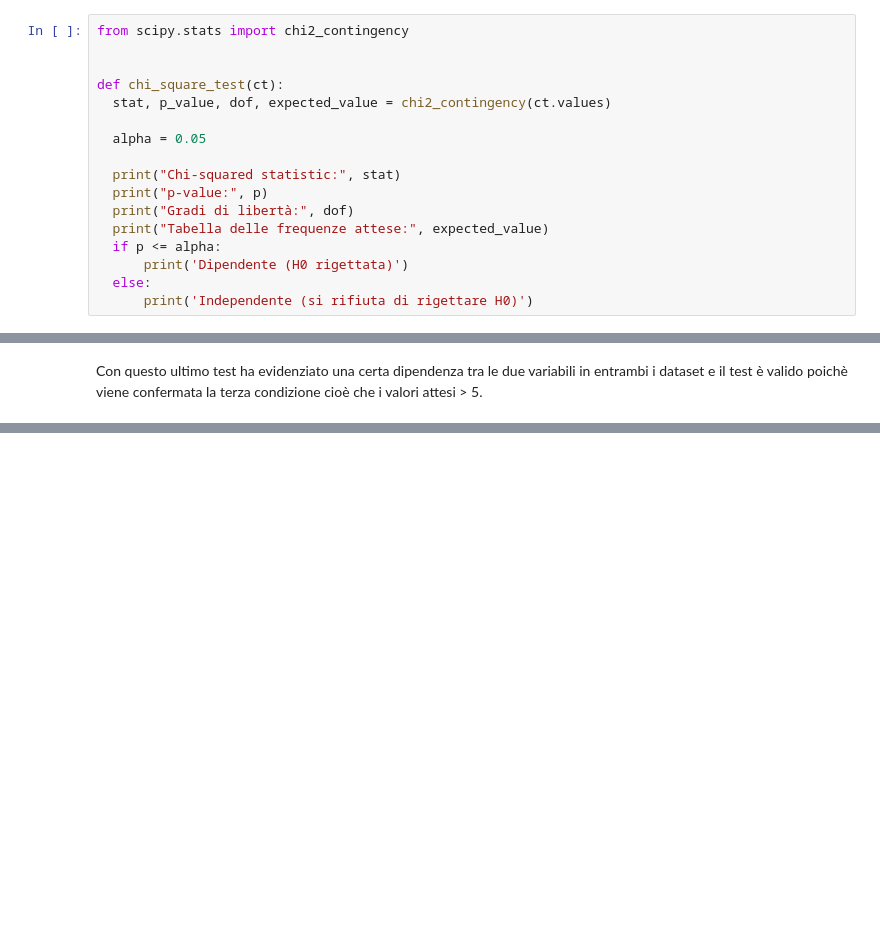
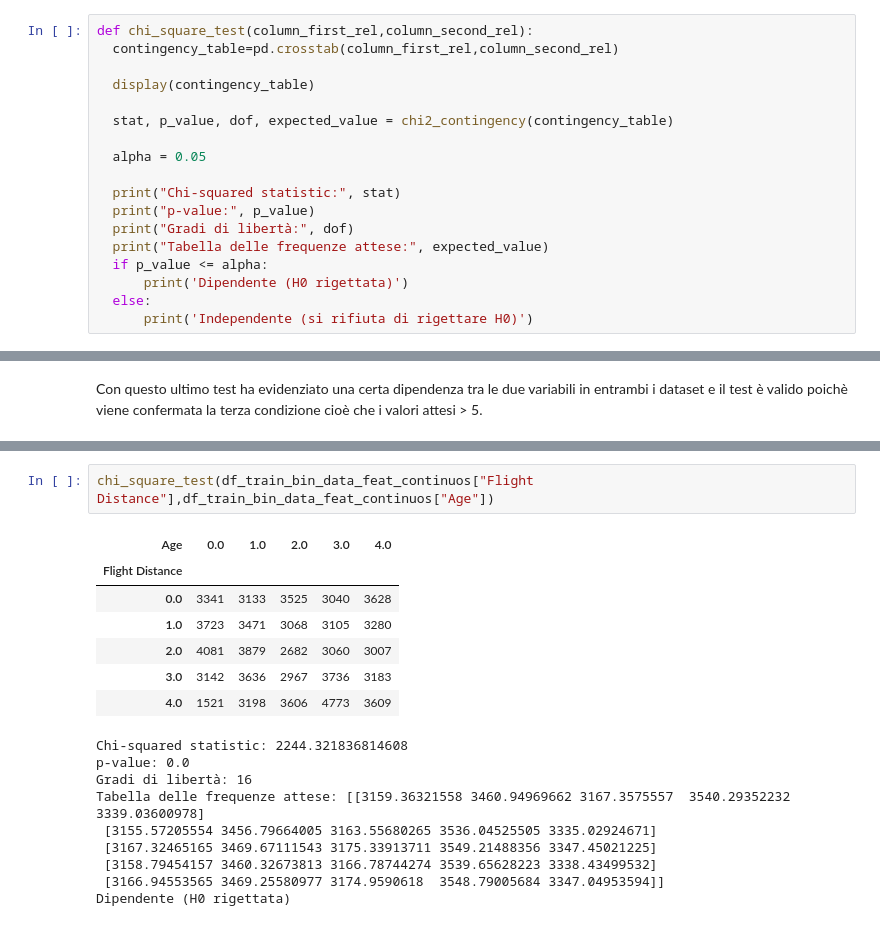
Before and after one commit to mingos25/Data-Science-Project, a Jupyter notebook: ds-project.ipynb, the cells around one changed output, grey strips where cells are left out. Saved outputs shown, nothing was run; the diff lists cells and outputs as text; blank space fills up the shorter version.

```diff
--- a/ds-project.ipynb
+++ b/ds-project.ipynb
@@ -1100,19 +1100,20 @@ Successivamente è necessario determinare l'ipotesi nulla (H0) e alternativa (HA
 È inoltre necessario determinare il valore di α. Di solito è pari a 0,05 (5%). Si utilizzerà il p_value, è un valore che misura la probabilità che un evento si verifichi sotto l'ipotesi nulla. Se p <= alpha, la probabilità di ottenere i dati osservati sotto l'ipotesi nulla è abbastanza bassa da rifiutare l'ipotesi nulla.
 Se p > alpha, la probabilità di ottenere i dati osservati sotto l'ipotesi nulla non è sufficientemente bassa per rifiutare l'ipotesi nulla.
 # %%
-from scipy.stats import chi2_contingency
+def chi_square_test(column_first_rel,column_second_rel):
+  contingency_table=pd.crosstab(column_first_rel,column_second_rel)
 
+  display(contingency_table)
 
-def chi_square_test(ct):
-  stat, p_value, dof, expected_value = chi2_contingency(ct.values)
+  stat, p_value, dof, expected_value = chi2_contingency(contingency_table)
 
   alpha = 0.05
 
   print("Chi-squared statistic:", stat)
-  print("p-value:", p)
+  print("p-value:", p_value)
   print("Gradi di libertà:", dof)
   print("Tabella delle frequenze attese:", expected_value)
-  if p <= alpha:
+  if p_value <= alpha:
       print('Dipendente (H0 rigettata)')
   else:
       print('Independente (si rifiuta di rigettare H0)')
@@ -1188,0 +1316,19 @@ Anche per questa relazione, sembra essere dipendente
+# %%
+chi_square_test(df_train_bin_data_feat_continuos["Flight Distance"],df_train_bin_data_feat_continuos["Age"])
+# %% [output]
+| Age | 0.0 | 1.0 | 2.0 | 3.0 | 4.0 |
+| Flight Distance |  |  |  |  |  |
+| 0.0 | 3341 | 3133 | 3525 | 3040 | 3628 |
+| 1.0 | 3723 | 3471 | 3068 | 3105 | 3280 |
+| 2.0 | 4081 | 3879 | 2682 | 3060 | 3007 |
+| 3.0 | 3142 | 3636 | 2967 | 3736 | 3183 |
+| 4.0 | 1521 | 3198 | 3606 | 4773 | 3609 |
+Chi-squared statistic: 2244.321836814608
+p-value: 0.0
+Gradi di libertà: 16
+Tabella delle frequenze attese: [[3159.36321558 3460.94969662 3167.3575557  3540.29352232 3339.03600978]
+ [3155.57205554 3456.79664005 3163.55680265 3536.04525505 3335.02924671]
+ [3167.32465165 3469.67111543 3175.33913711 3549.21488356 3347.45021225]
+ [3158.79454157 3460.32673813 3166.78744274 3539.65628223 3338.43499532]
+ [3166.94553565 3469.25580977 3174.9590618  3548.79005684 3347.04953594]]
+Dipendente (H0 rigettata)
```
Also changed, not shown: parts of 31 cells of this notebook.
